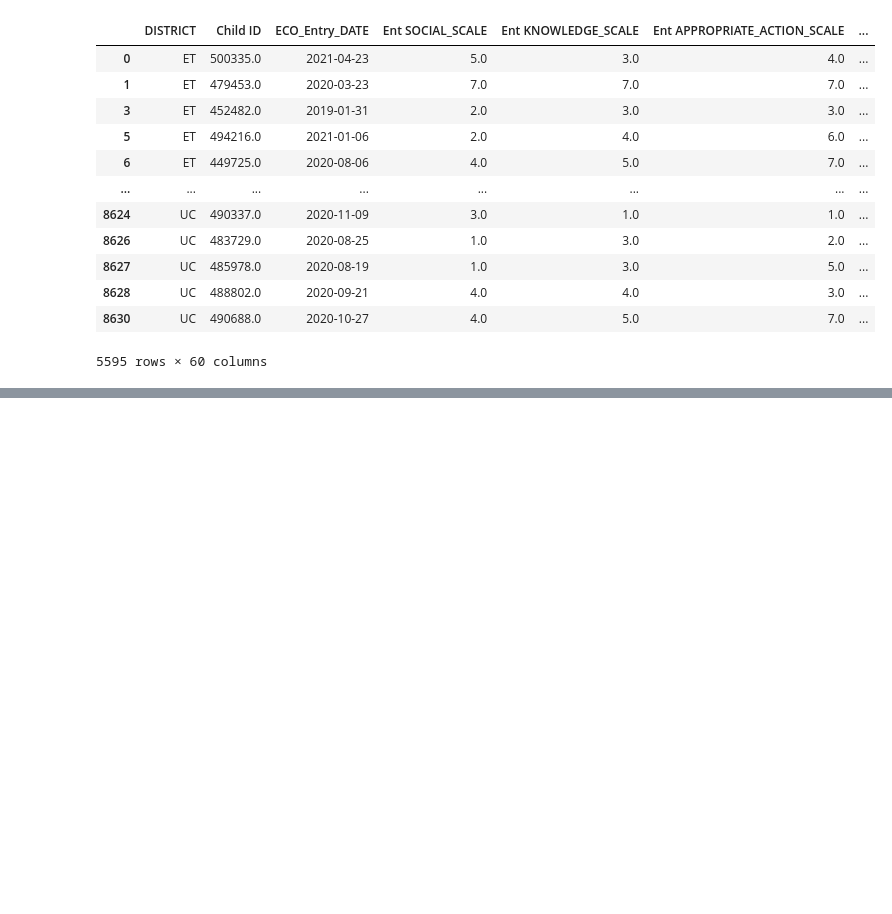
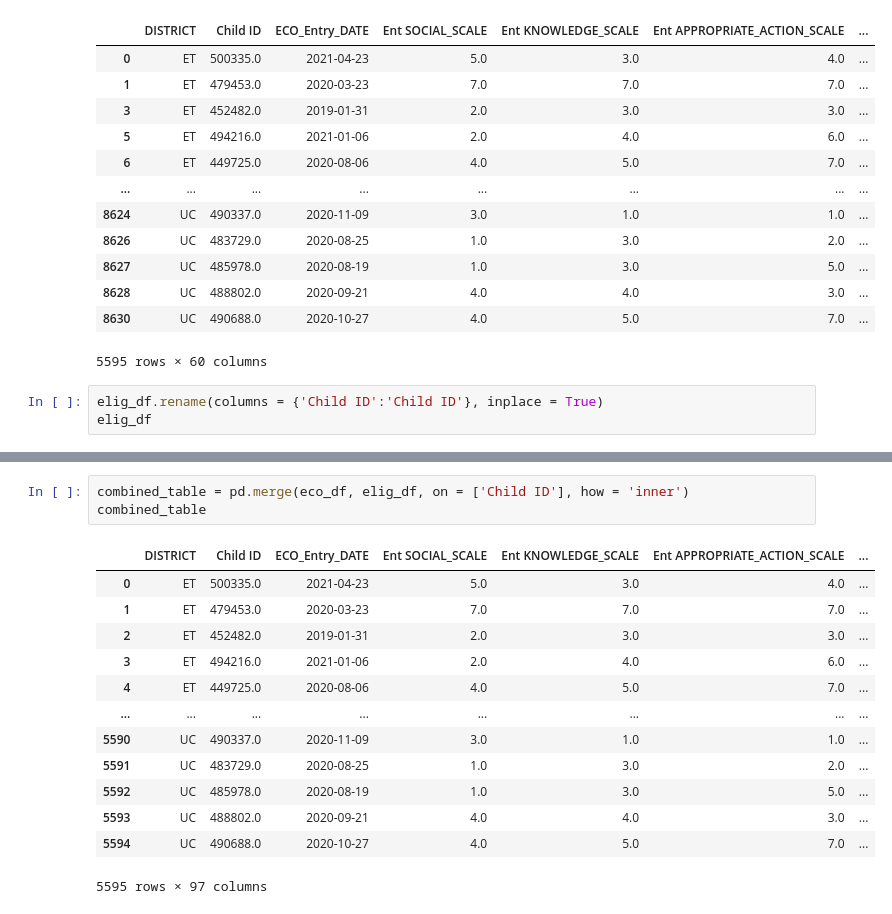
Before and after one commit to NSS-Data-Analytics-Cohort-7/didd-kha-keys-shorts, a Jupyter notebook: notebooks/notebook.ipynb, the cells around one changed output, grey strips where cells are left out. Cells and saved outputs as stored; diff of their text form; blank space fills up the shorter version.

```diff
--- a/notebooks/notebook.ipynb
+++ b/notebooks/notebook.ipynb
@@ -92,3 +92,6 @@ eco_df
 | 8628 | UC | 488802.0 | 2020-09-21 | 4.0 | 4.0 | 3.0 | ... |
 | 8630 | UC | 490688.0 | 2020-10-27 | 4.0 | 5.0 | 7.0 | ... |
 5595 rows × 60 columns
+# %%
+elig_df.rename(columns = {'Child ID':'Child ID'}, inplace = True)
+elig_df
@@ -94,0 +112,17 @@ eco_df
+# %%
+combined_table = pd.merge(eco_df, elig_df, on = ['Child ID'], how = 'inner')
+combined_table
+# %% [output]
+|  | DISTRICT | Child ID | ECO_Entry_DATE | Ent SOCIAL_SCALE | Ent KNOWLEDGE_SCALE | Ent APPROPRIATE_ACTION_SCALE | ... |
+| 0 | ET | 500335.0 | 2021-04-23 | 5.0 | 3.0 | 4.0 | ... |
+| 1 | ET | 479453.0 | 2020-03-23 | 7.0 | 7.0 | 7.0 | ... |
+| 2 | ET | 452482.0 | 2019-01-31 | 2.0 | 3.0 | 3.0 | ... |
+| 3 | ET | 494216.0 | 2021-01-06 | 2.0 | 4.0 | 6.0 | ... |
+| 4 | ET | 449725.0 | 2020-08-06 | 4.0 | 5.0 | 7.0 | ... |
+| ... | ... | ... | ... | ... | ... | ... | ... |
+| 5590 | UC | 490337.0 | 2020-11-09 | 3.0 | 1.0 | 1.0 | ... |
+| 5591 | UC | 483729.0 | 2020-08-25 | 1.0 | 3.0 | 2.0 | ... |
+| 5592 | UC | 485978.0 | 2020-08-19 | 1.0 | 3.0 | 5.0 | ... |
+| 5593 | UC | 488802.0 | 2020-09-21 | 4.0 | 4.0 | 3.0 | ... |
+| 5594 | UC | 490688.0 | 2020-10-27 | 4.0 | 5.0 | 7.0 | ... |
+5595 rows × 97 columns
```
Also changed, not shown: parts of 2 cells of this notebook.
